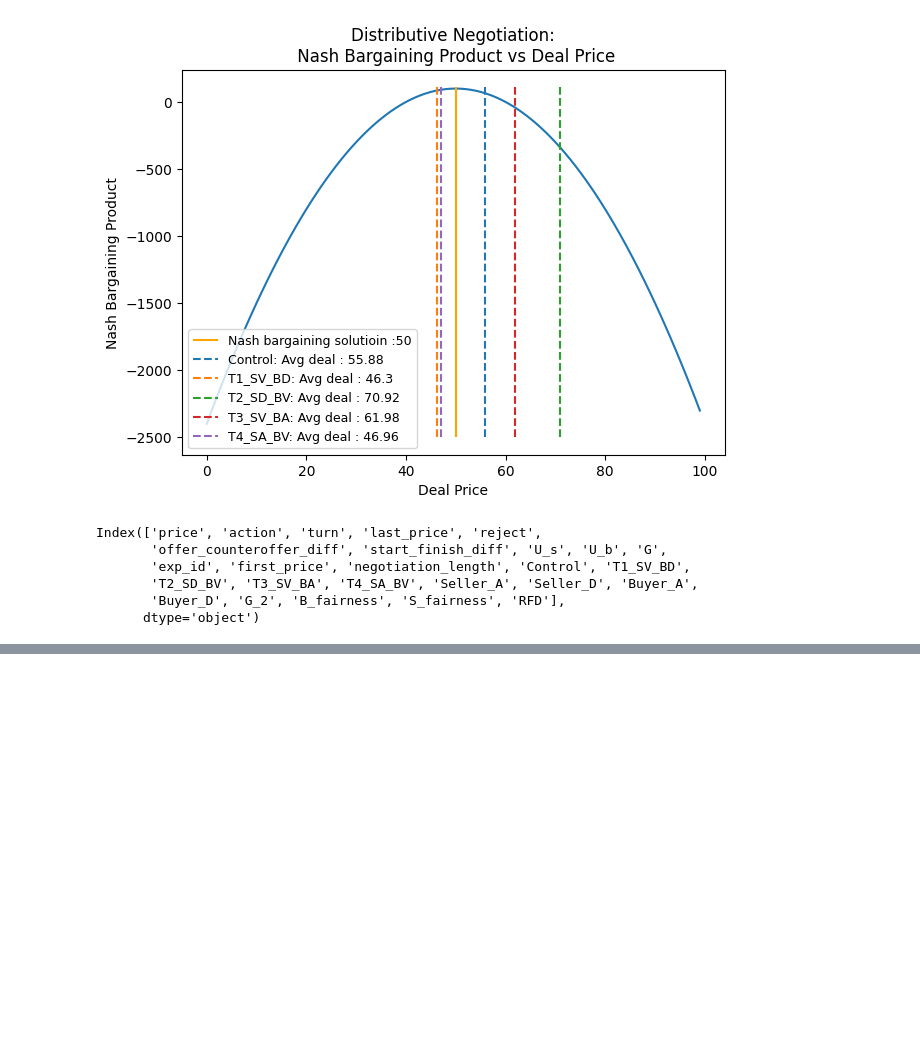
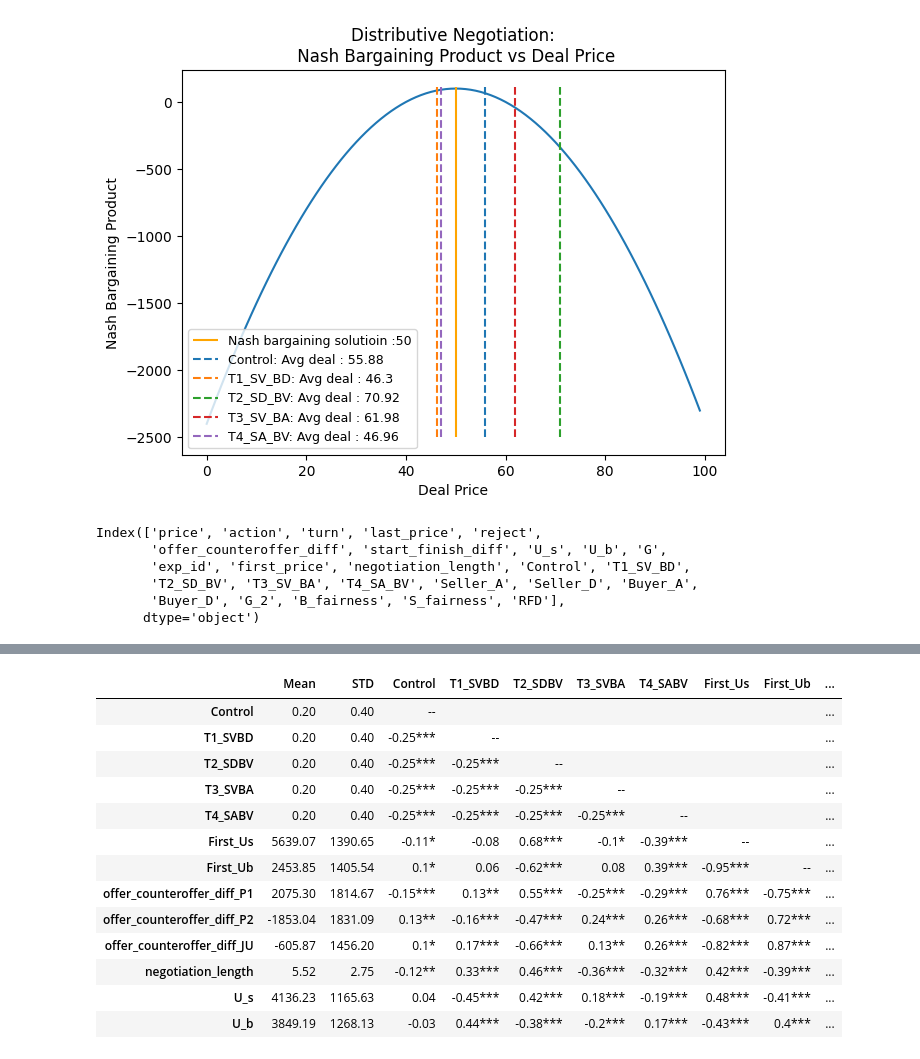
Before and after one commit to ashishpanchal33/NegotiationArena_personality_exp, a Jupyter notebook: Regression_analysis.ipynb, the cells around one changed output, grey strips where cells are left out. Saved outputs shown, nothing was run; the diff lists cells and outputs as text; code cells hidden in the pictures; blank space fills up the shorter version.

```diff
--- a/Regression_analysis.ipynb
+++ b/Regression_analysis.ipynb
@@ -636,0 +639,6 @@ Index(['price', 'action', 'turn', 'last_price', 'reject',
+# %%
+results_db_inte_SABV= pd.read_pickle(f'data/{8}results_db_inte_SABV.pkl')
+results_db_inte_SVBA= pd.read_pickle(f'data/{9}results_db_inte_SVBA.pkl')
+results_db_inte_SDBV= pd.read_pickle(f'data/{7}results_db_inte_SDBV.pkl')
+results_db_inte_SVBD= pd.read_pickle(f'data/{6}results_db_inte_SVBD.pkl')
+results_db_inte_VV= pd.read_pickle(f'data/{5}results_db_inte_VV.pkl')
@@ -636,0 +678,6 @@ Index(['price', 'action', 'turn', 'last_price', 'reject',
+# %%
+final_db_inte_nego  = pd.concat([results_db_inte_SABV
+,results_db_inte_SVBA
+,results_db_inte_SDBV
+,results_db_inte_SVBD
+,results_db_inte_VV],axis =0, ignore_index=True)
@@ -636,0 +695,3 @@ Index(['price', 'action', 'turn', 'last_price', 'reject',
+# %%
+final_db_inte_nego['First_Us'] = final_db_inte_nego['p1_val'].apply(lambda x: x[0])
+final_db_inte_nego['First_Ub'] = final_db_inte_nego['p2_val'].apply(lambda x: x[0])
@@ -636,0 +717,36 @@ Index(['price', 'action', 'turn', 'last_price', 'reject',
+# %%
+
+correlation_var_2 = ['Control', 'T1_SVBD', 'T2_SDBV', 'T3_SVBA', 'T4_SABV', 'First_Us','First_Ub',
+                    'offer_counteroffer_diff_P1', 'offer_counteroffer_diff_P2','offer_counteroffer_diff_JU'
+                    ,  'negotiation_length','U_s', 'U_b']
+
+
+corre_df = final_db_inte_nego[correlation_var_2]
+rho = corre_df.corr()
+pval = corre_df.corr(method=lambda x, y: pearsonr(x, y)[1]) - np.eye(*rho.shape)
+p = pval.map(lambda x: ''.join(['*' for t in [.05, .01, .001] if x<=t]))
+rho_2 = rho.round(2).astype(str) + p
+
+
+Correlation_chart = pd.DataFrame(np.tril(rho_2, k=0),columns = corre_df.columns,index = corre_df.columns).replace(0,"")
+
+for i in Correlation_chart.columns:
+    for j in Correlation_chart.index:
+        if i==j:
+            Correlation_chart.loc[i,j] ="--"
+pd.concat( [pd.DataFrame([corre_df.mean(),corre_df.std()],index = ['Mean','STD']).T.map(lambda x: np.around(x,2)), Correlation_chart  ],axis=1       )
+# %% [output]
+|  | Mean | STD | Control | T1_SVBD | T2_SDBV | T3_SVBA | T4_SABV | First_Us | First_Ub | ... |
+| Control | 0.20 | 0.40 | -- |  |  |  |  |  |  | ... |
+| T1_SVBD | 0.20 | 0.40 | -0.25*** | -- |  |  |  |  |  | ... |
+| T2_SDBV | 0.20 | 0.40 | -0.25*** | -0.25*** | -- |  |  |  |  | ... |
+| T3_SVBA | 0.20 | 0.40 | -0.25*** | -0.25*** | -0.25*** | -- |  |  |  | ... |
+| T4_SABV | 0.20 | 0.40 | -0.25*** | -0.25*** | -0.25*** | -0.25*** | -- |  |  | ... |
+| First_Us | 5639.07 | 1390.65 | -0.11* | -0.08 | 0.68*** | -0.1* | -0.39*** | -- |  | ... |
+| First_Ub | 2453.85 | 1405.54 | 0.1* | 0.06 | -0.62*** | 0.08 | 0.39*** | -0.95*** | -- | ... |
+| offer_counteroffer_diff_P1 | 2075.30 | 1814.67 | -0.15*** | 0.13** | 0.55*** | -0.25*** | -0.29*** | 0.76*** | -0.75*** | ... |
+| offer_counteroffer_diff_P2 | -1853.04 | 1831.09 | 0.13** | -0.16*** | -0.47*** | 0.24*** | 0.26*** | -0.68*** | 0.72*** | ... |
+| offer_counteroffer_diff_JU | -605.87 | 1456.20 | 0.1* | 0.17*** | -0.66*** | 0.13** | 0.26*** | -0.82*** | 0.87*** | ... |
+| negotiation_length | 5.52 | 2.75 | -0.12** | 0.33*** | 0.46*** | -0.36*** | -0.32*** | 0.42*** | -0.39*** | ... |
+| U_s | 4136.23 | 1165.63 | 0.04 | -0.45*** | 0.42*** | 0.18*** | -0.19*** | 0.48*** | -0.41*** | ... |
+| U_b | 3849.19 | 1268.13 | -0.03 | 0.44*** | -0.38*** | -0.2*** | 0.17*** | -0.43*** | 0.4*** | ... |
```
Also changed, not shown: parts of 5 cells of this notebook.
